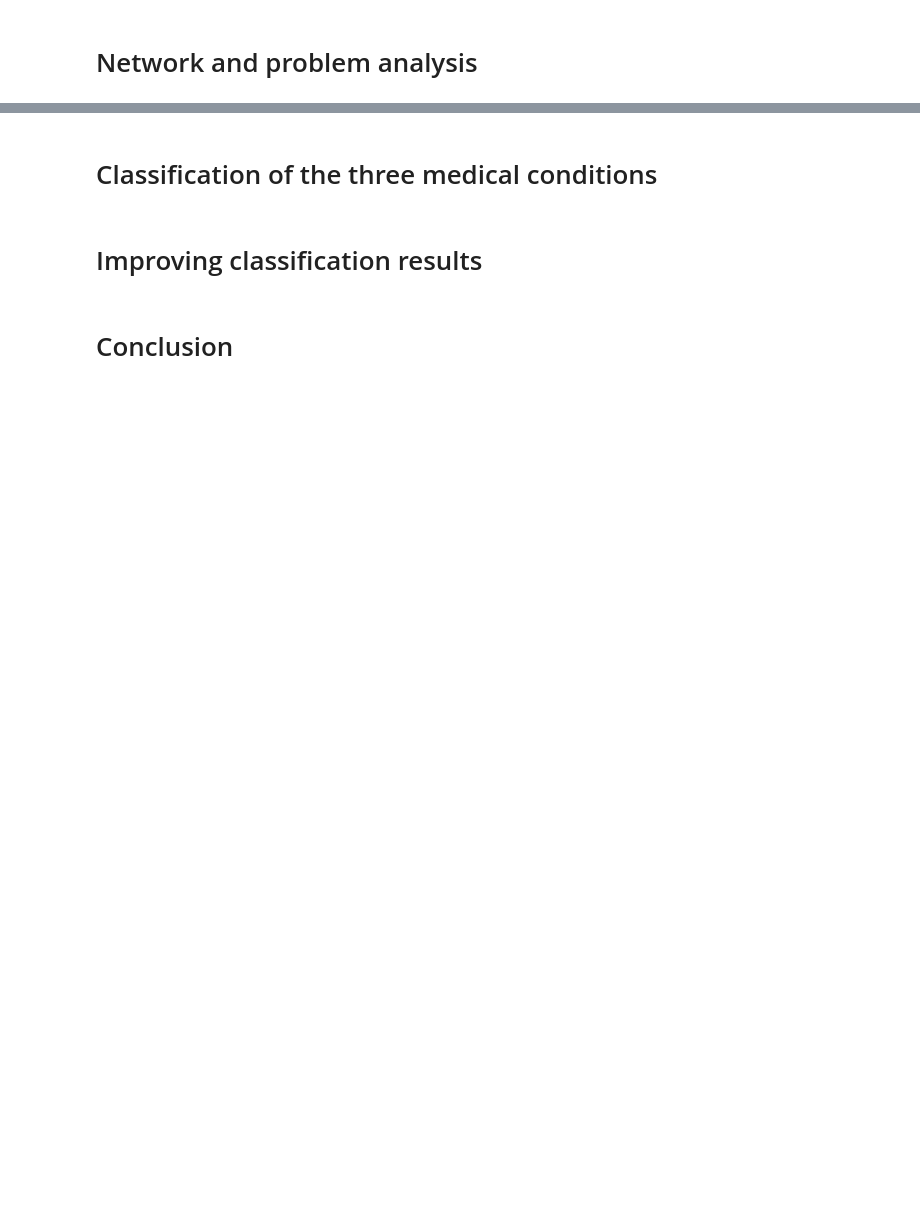
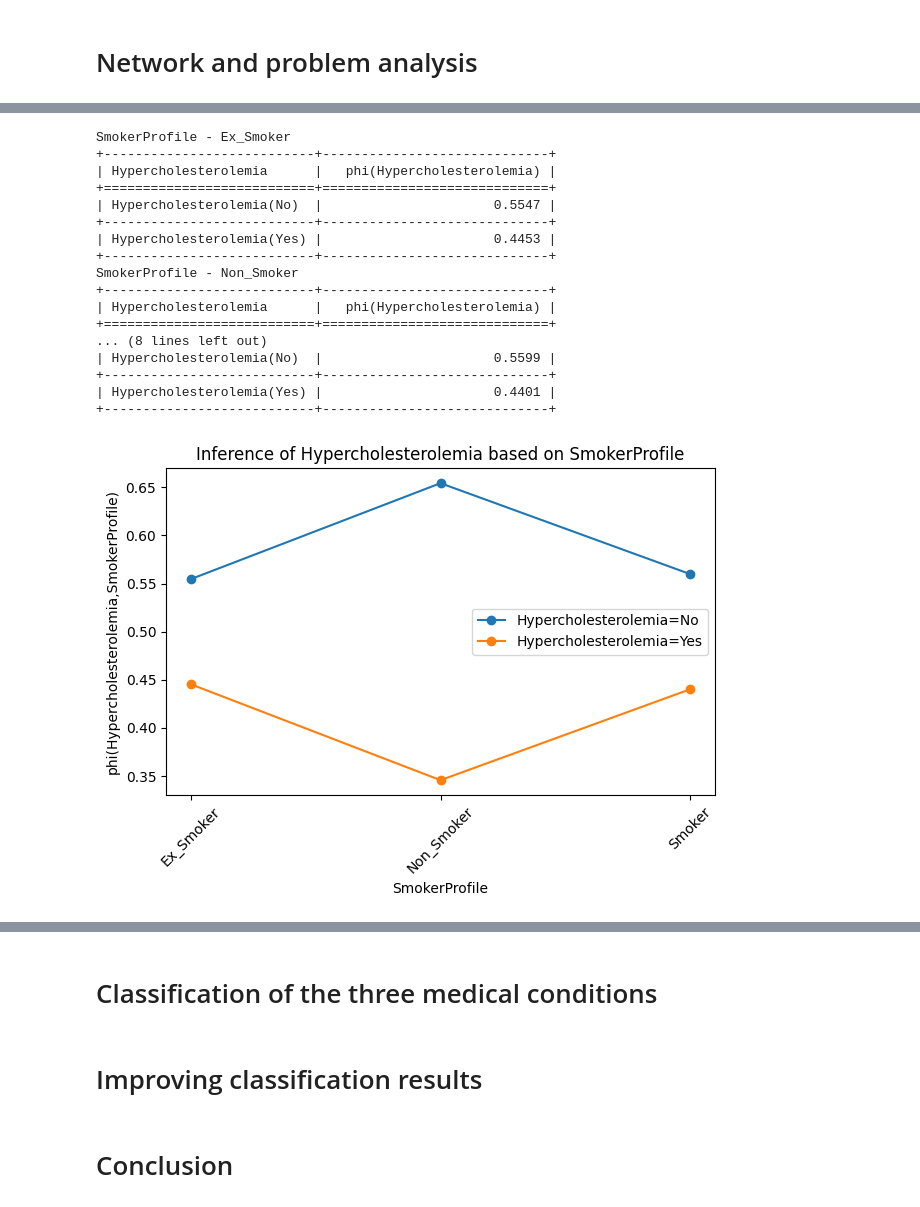
Before and after one commit to Hugana/Bayesian-Networks-AAA, a Jupyter notebook: P1_joao.ipynb, the cells around one changed output, grey strips where cells are left out. Drawn from its saved outputs; the diff is of its cells as text; code cells hidden in the pictures; blank space fills up the shorter version.

```diff
--- a/P1_joao.ipynb
+++ b/P1_joao.ipynb
@@ -524,0 +626,21 @@ print(infer.query(['SleepDuration','Age']))
+# %%
+infer_and_plot(bayesian_model, 'Hypercholesterolemia', 'SmokerProfile')
+# %% [output]
+SmokerProfile - Ex_Smoker
++---------------------------+-----------------------------+
+| Hypercholesterolemia      |   phi(Hypercholesterolemia) |
++===========================+=============================+
+| Hypercholesterolemia(No)  |                      0.5547 |
++---------------------------+-----------------------------+
+| Hypercholesterolemia(Yes) |                      0.4453 |
++---------------------------+-----------------------------+
+SmokerProfile - Non_Smoker
++---------------------------+-----------------------------+
+| Hypercholesterolemia      |   phi(Hypercholesterolemia) |
++===========================+=============================+
+... (8 lines left out)
+| Hypercholesterolemia(No)  |                      0.5599 |
++---------------------------+-----------------------------+
+| Hypercholesterolemia(Yes) |                      0.4401 |
++---------------------------+-----------------------------+
+[figure, added]
```
Also changed, not shown: parts of 56 cells of this notebook.
